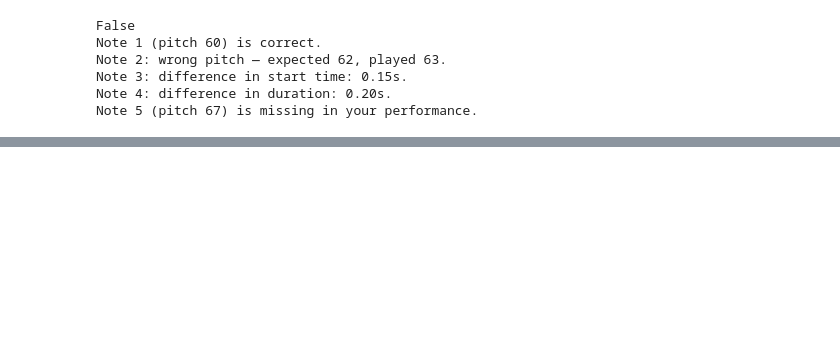
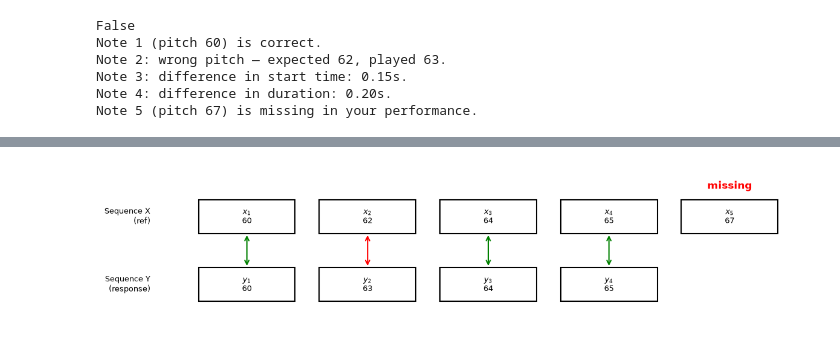
Before and after one commit to lambda-feedback/compareMusic, a Jupyter notebook: notebooks/Note_alignment.ipynb, the cells around one changed output, grey strips where cells are left out. Drawn from its saved outputs; the diff is of its cells as text; code cells hidden in the pictures; blank space fills up the shorter version.

```diff
--- a/notebooks/Note_alignment.ipynb
+++ b/notebooks/Note_alignment.ipynb
@@ -524,0 +738,4 @@ Note 5 (pitch 67) is missing in your performance.
+# %%
+plot_alignment_arrows(operations, response["notes"], reference["notes"])
+# %% [output]
+[figure, added]
```
Also changed, not shown: parts of 11 cells of this notebook.
